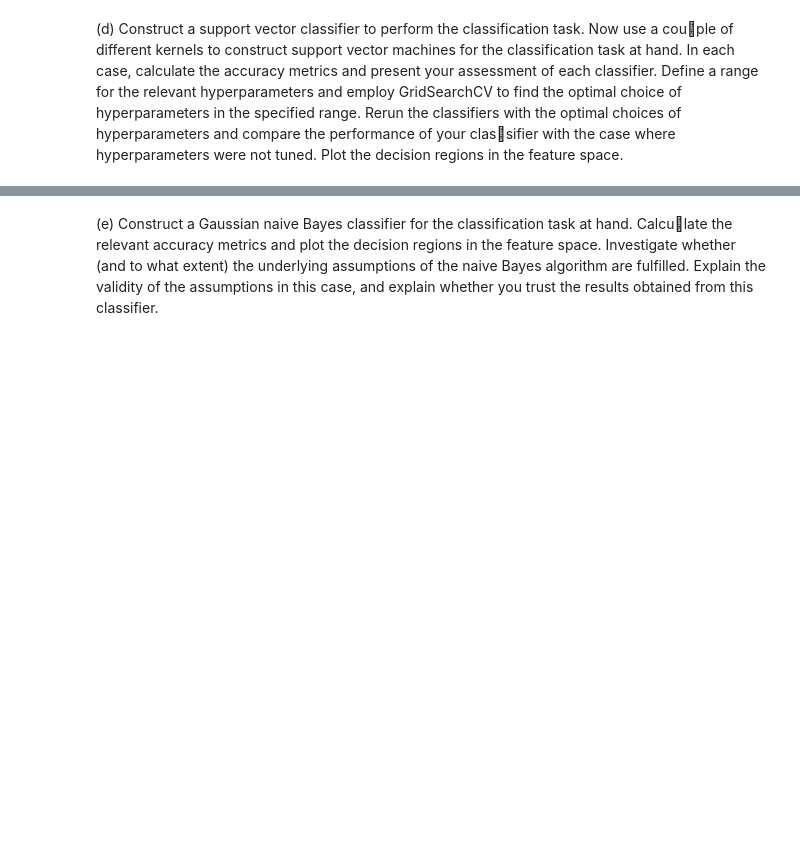
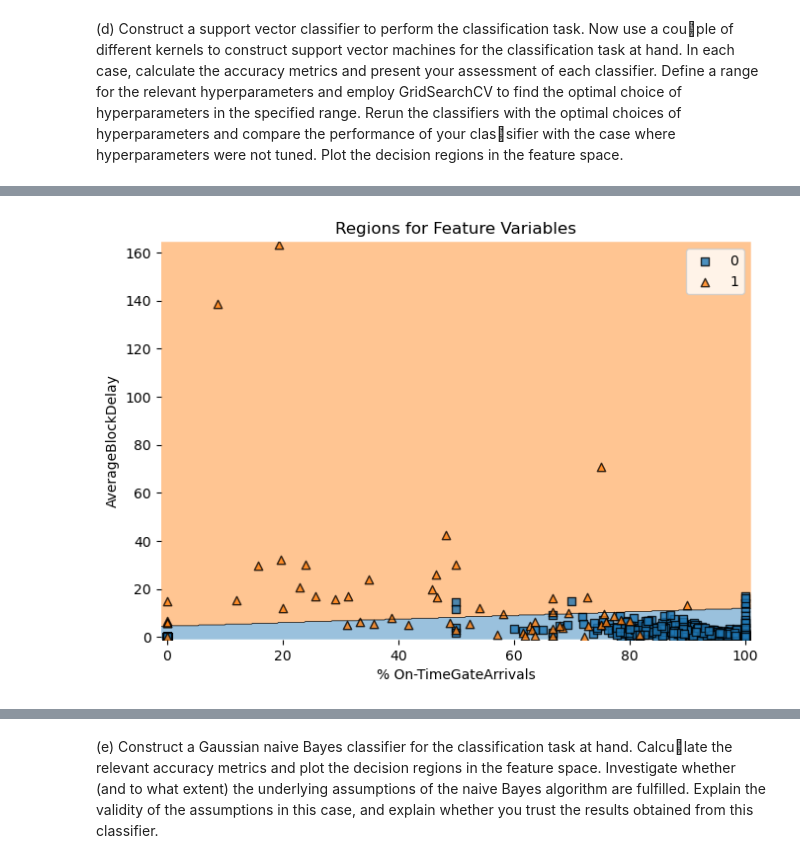
Before and after one commit to Manisha-Karnati/Projects, a Jupyter notebook: Manisha_Karnati_Assignment_2.ipynb, the cells around one changed output, grey strips where cells are left out. Saved outputs shown, nothing was run; the diff lists cells and outputs as text; code cells hidden in the pictures; blank space fills up the shorter version.

```diff
--- a/Manisha_Karnati_Assignment_2.ipynb
+++ b/Manisha_Karnati_Assignment_2.ipynb
@@ -1374,0 +1397,15 @@ NameError: name 'BaggingClassifier' is not defined
+# %%
+# Plotting the decision regions
+
+
+mlxtend.plotting.plot_decision_regions(X=X_test, y=y_test, clf=linear_svc) # Plotting the decision region
+
+plt.title('Regions for Feature Variables')
+plt.xlabel('% On-TimeGateArrivals')
+plt.ylabel('AverageBlockDelay')
+plt.legend(loc='upper right')
+plt.tight_layout()
+plt.gcf().set_size_inches(7, 5)
+plt.show()
+# %% [output]
+[figure, added]
```
Also changed, not shown: parts of 67 cells of this notebook.
